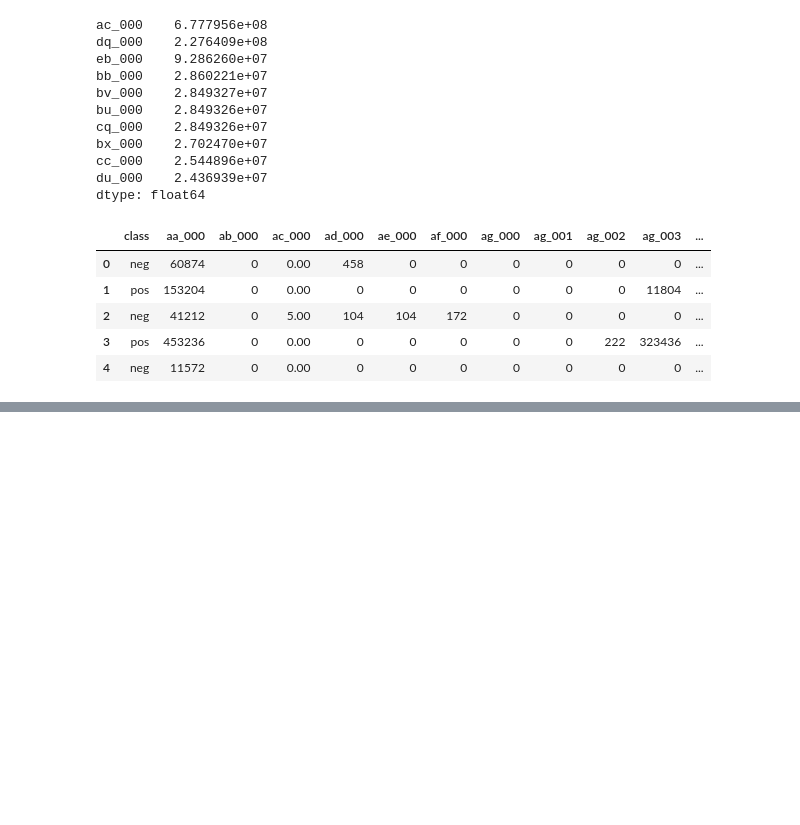
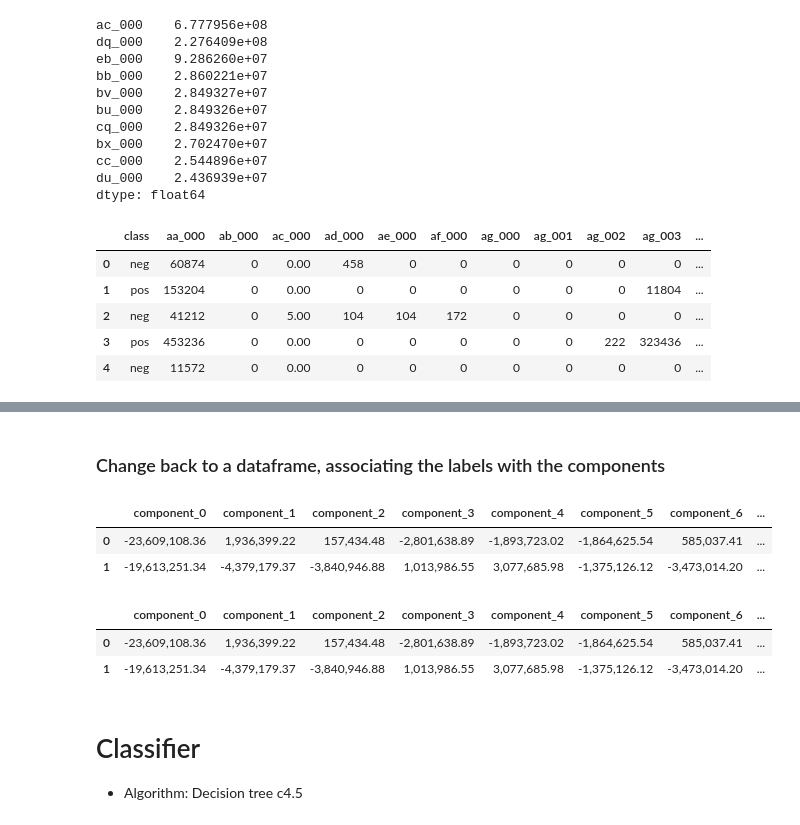
Before and after one commit to yukioichida/scania-aps-failure-analysis, a Jupyter notebook: notebook.ipynb, the cells around one changed output, grey strips where cells are left out. Saved outputs shown, nothing was run; the diff lists cells and outputs as text; code cells hidden in the pictures; blank space fills up the shorter version.

```diff
--- a/notebook.ipynb
+++ b/notebook.ipynb
@@ -84,0 +87,7 @@ preprocess_df[0:5]
+# %%
+from sklearn.decomposition import PCA
+
+pca = PCA(n_components = 70)
+pca_values = pca.fit_transform(preprocess_df.iloc[:, 1:])
+display(pca_values.shape)
+pca_values[0:1]
@@ -84,0 +111,21 @@ preprocess_df[0:5]
+# %% [markdown]
+### Change back to a dataframe, associating the labels with the components
+# %%
+components_cols = []
+for i in range(0, pca_values.shape[1]):
+    components_cols.append("component_%s"%i)
+
+pca_df = pd.DataFrame(data = pca_values, columns = components_cols)
+display(pca_df[0:2])
+pca_df = pd.concat([pca_df, preprocess_df['class']], axis = 1)
+display(pca_df[0:2])
+# %% [output]
+|  | component_0 | component_1 | component_2 | component_3 | component_4 | component_5 | component_6 | ... |
+| 0 | -23,609,108.36 | 1,936,399.22 | 157,434.48 | -2,801,638.89 | -1,893,723.02 | -1,864,625.54 | 585,037.41 | ... |
+| 1 | -19,613,251.34 | -4,379,179.37 | -3,840,946.88 | 1,013,986.55 | 3,077,685.98 | -1,375,126.12 | -3,473,014.20 | ... |
+|  | component_0 | component_1 | component_2 | component_3 | component_4 | component_5 | component_6 | ... |
+| 0 | -23,609,108.36 | 1,936,399.22 | 157,434.48 | -2,801,638.89 | -1,893,723.02 | -1,864,625.54 | 585,037.41 | ... |
+| 1 | -19,613,251.34 | -4,379,179.37 | -3,840,946.88 | 1,013,986.55 | 3,077,685.98 | -1,375,126.12 | -3,473,014.20 | ... |
+# %% [markdown]
+# Classifier
+- Algorithm: Decision tree c4.5
```
Also changed, not shown: parts of 3 cells of this notebook, 1 other file.
